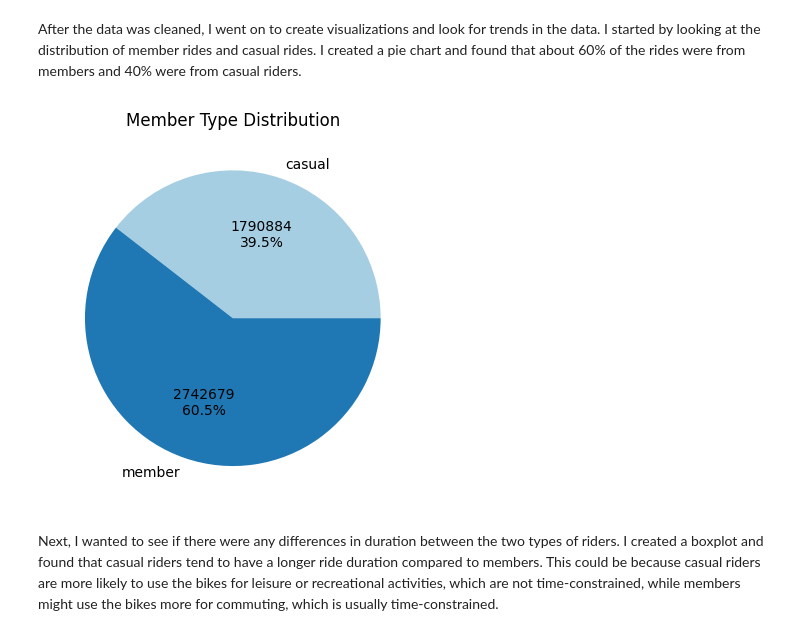
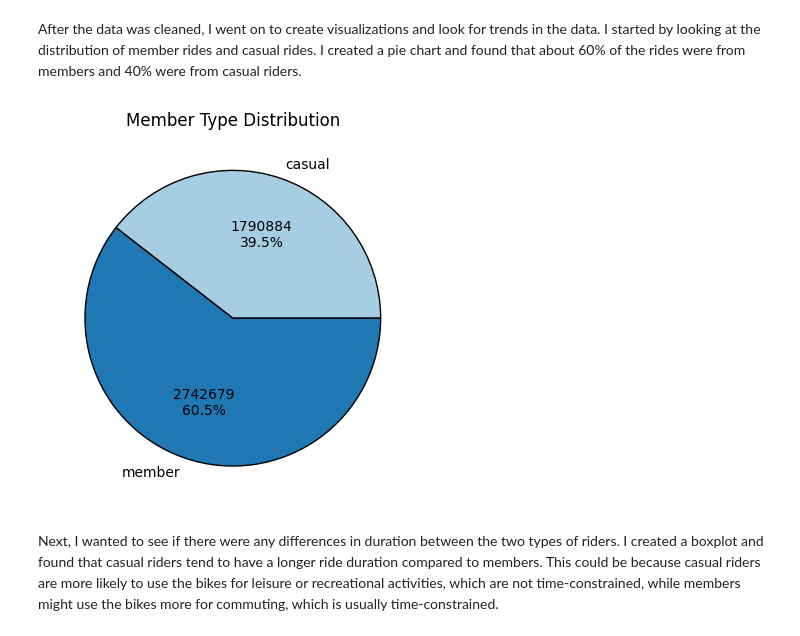
Before and after one commit to andyguo0228/bike_share_python, a Jupyter notebook: scratchbook.ipynb, the cells around one changed output. Cells and saved outputs as stored; diff of their text form; code cells hidden in the pictures.

```diff
--- a/scratchbook.ipynb
+++ b/scratchbook.ipynb
@@ -242,20 +242,21 @@ After the data was cleaned, I went on to create visualizations and look for tren
 # %%
 # Count and median of members vs. casual riders
 members_agg = df.groupby('member_casual')['duration'].agg(Count='count', Median='median').reset_index()
 
 # Pie chart of member types
 def func(pct, allvals):
     absolute = int(np.round(pct/100.*np.sum(allvals)))
     return f"{absolute:d}\n{pct:.1f}%"
+colors = sns.color_palette('Paired')
 
-plt.pie(members_agg['Count'], labels=members_agg['member_casual'], autopct=lambda pct: func(pct, members_agg['Count']))
+plt.pie(members_agg['Count'], labels=members_agg['member_casual'], autopct=lambda pct: func(pct, members_agg['Count']), colors=colors, wedgeprops={'edgecolor': 'black', 'linewidth': 1})
 
 
 # Add a title
 plt.title('Member Type Distribution')
 plt.show()
 # %% [output]
-[figure, old version]
+[figure, new version]
 # %% [markdown]
 Next, I wanted to see if there were any differences in duration between the two types of riders. I created a boxplot and found that casual riders tend to have a longer ride duration compared to members. This could be because casual riders are more likely to use the bikes for leisure or recreational activities, which are not time-constrained, while members might use the bikes more for commuting, which is usually time-constrained.
 # %%
```
Also changed, not shown: parts of 7 cells of this notebook.
